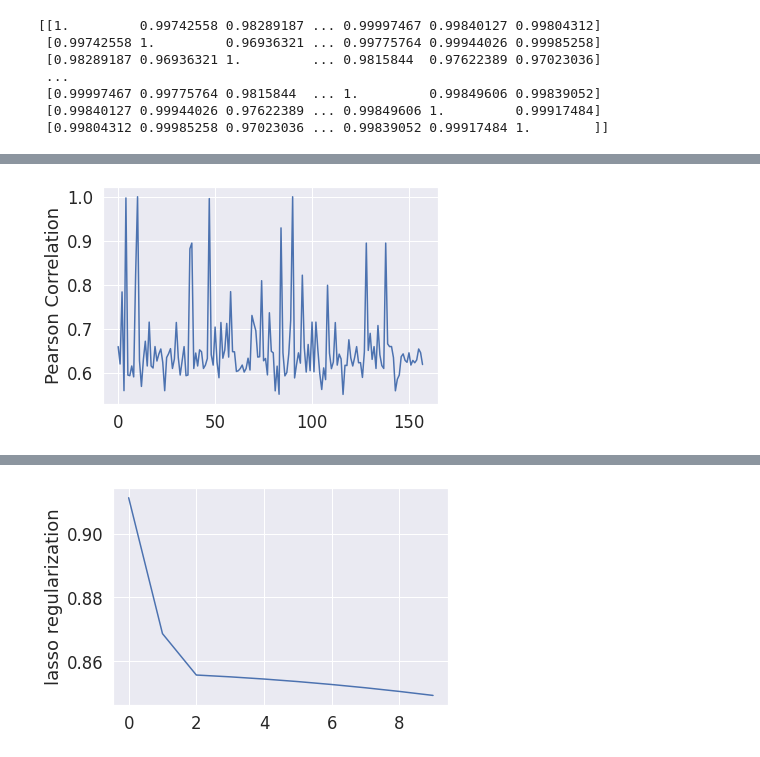
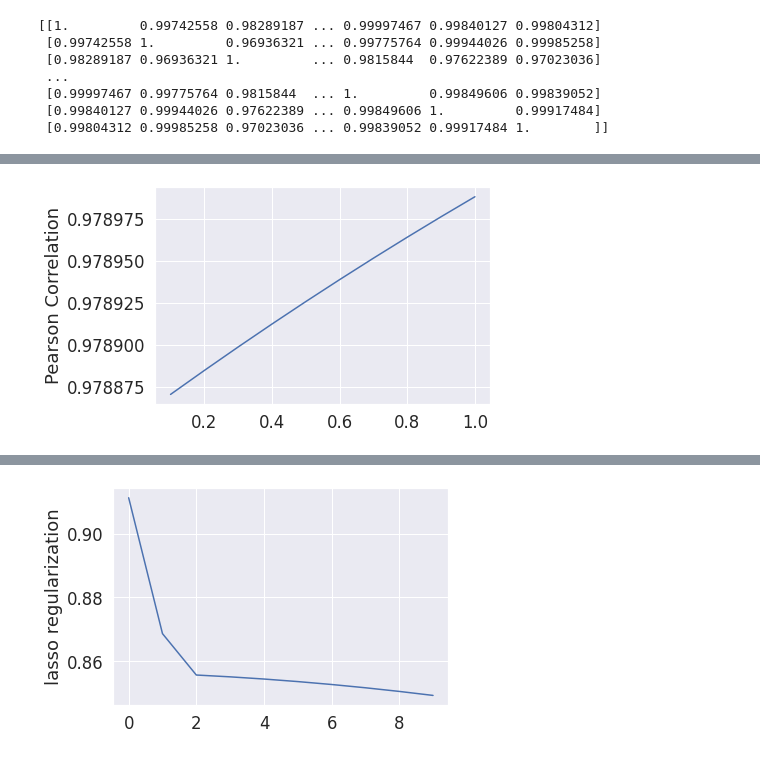
Before and after one commit to wizardcalidad/nano_ml_task, a Jupyter notebook: nano_ml_task.ipynb, the cells around one changed output, grey strips where cells are left out. Cells and saved outputs as stored; diff of their text form; code cells hidden in the pictures.

```diff
--- a/nano_ml_task.ipynb
+++ b/nano_ml_task.ipynb
@@ -580,13 +580,3 @@ print(las)
 <class 'numpy.float64'>
 <class 'numpy.float64'>
 [0.9113130462127699, 0.8686428208766988, 0.8556506049308372, 0.8550783003661447, 0.8543917817683322, 0.8535910491373996, 0.8526761024733468, 0.8516469417761738, 0.8505035670458807, 0.8492459782824675]
-# %%
-rig= []
-i = np.linspace(0.1, 1.0, 10)
-for i in range(10):
-    cll = Ridge(alpha=i)
-    cll.fit(X,y)
-    las_reg = cll.score(X_train,y_train)
-    print(type(las_reg))
-    rig.append(las_reg)
-print(rig)
@@ -604,0 +583,17 @@ print(rig)
+# %%
+alphas = []
+corr_test = []
+corr_train = []
+alpha_options = np.linspace(0.1, 1.0, 10)
+for i in alpha_options:
+    cll = Ridge(alpha=i)
+    cll.fit(X_train,y_train)
+    alphas.append(i)
+    y_test_pred = cll.predict(X_test)
+    corr_test.append(np.corrcoef(y_test, y_test_pred)[0,1])
+    y_train_pred = cll.predict(X_train)
+    corr_train.append(np.corrcoef(y_train, y_train_pred)[0,1])
+
+z = list(zip(alphas, corr_test, corr_train))
+for zz in z:
+    print(zz)
@@ -616,6 +629,7 @@ print(Pearson)
 # %%
-plt.plot(Pearson[:,10])
+plt.plot(alphas, corr_test)
+
 plt.ylabel('Pearson Correlation')
 plt.show()
 # %% [output]
-[figure, old version]
+[figure, new version]
```
Also changed, not shown: parts of 26 cells of this notebook.
